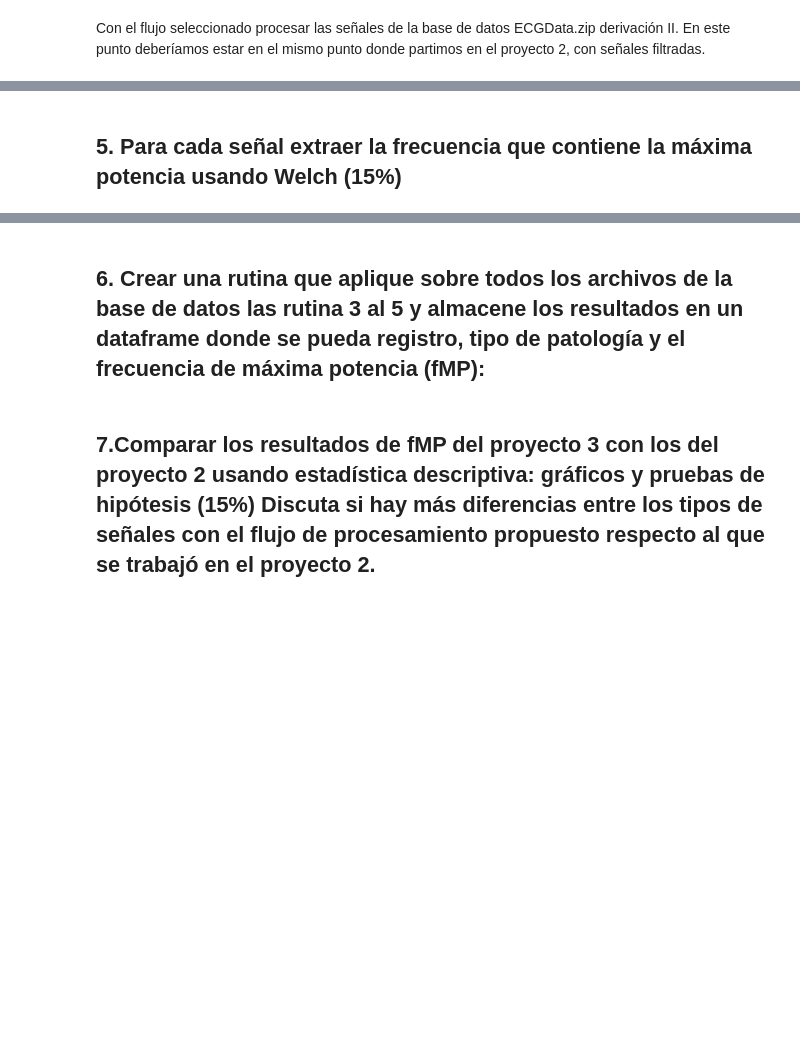
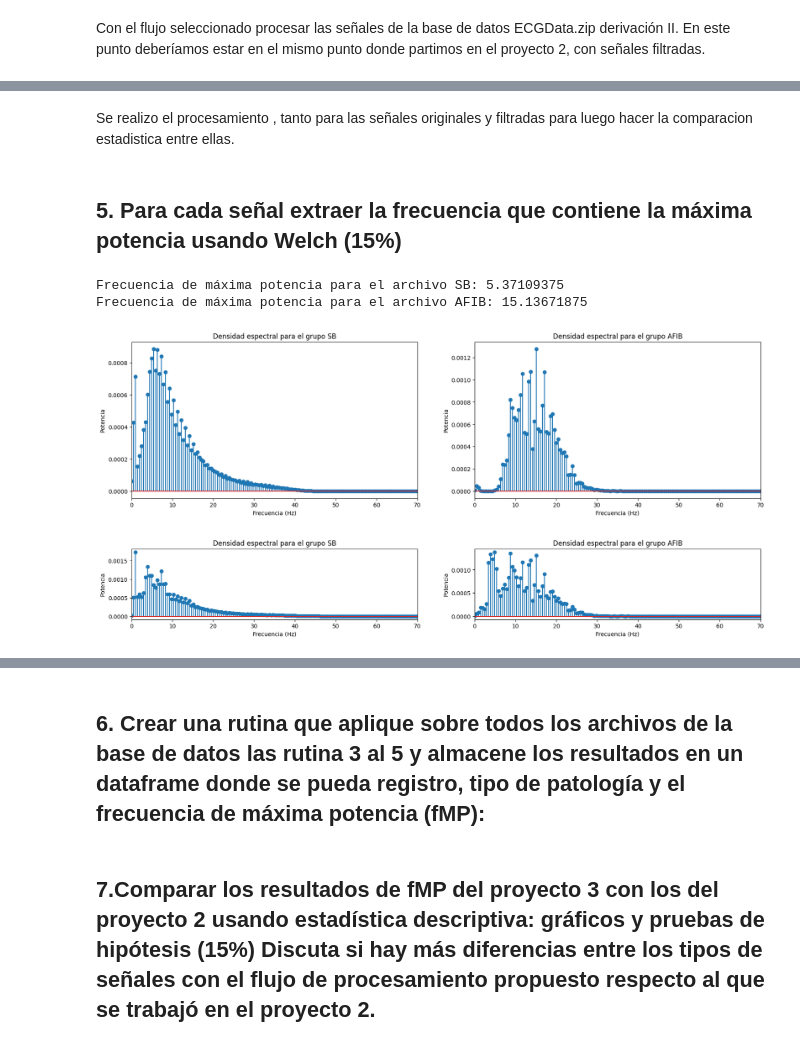
Before and after one commit to juandayo001/Biose-ales_20242, a Jupyter notebook: PROYECTO3.ipynb, the cells around one changed output, grey strips where cells are left out. Cells and saved outputs as stored; diff of their text form; code cells hidden in the pictures; blank space fills up the shorter version.

```diff
--- a/PROYECTO3.ipynb
+++ b/PROYECTO3.ipynb
@@ -487,2 +617,4 @@ Describir los resultados obtenidos y decidir si el resto del procesamiento se ha
 # %% [markdown]
 Con el flujo seleccionado procesar las señales de la base de datos ECGData.zip derivación II. En este punto deberíamos estar en el mismo punto donde partimos en el proyecto 2, con señales filtradas.
+# %%
+valores_AFIB, valores_SB = leer_archivos_ecg(nombres_AFIB, nombres_SB, ruta_carpeta_csv)
@@ -490,0 +640,9 @@ A las señales filtradas con el flujo seleccionado aplicar el procesamiento de n
+# %%
+def compress(señal):
+  señal = np.array(señal)
+  señal1 = señal- np.mean(señal)
+  x_min = np.min(señal1 )
+  x_max = np.max(señal1 )
+  señal_n= (señal1  - x_min) / (x_max - x_min)
+
+  return señal_n
@@ -491,2 +680,69 @@ A las señales filtradas con el flujo seleccionado aplicar el procesamiento de n
+# %% [markdown]
+Se realizo el procesamiento , tanto para las señales originales y filtradas para luego hacer la comparacion estadistica entre ellas.
 # %% [markdown]
 ## 5. Para cada señal extraer la frecuencia que contiene la máxima potencia usando Welch (15%)
+# %%
+def espectro_potencia_welch(signal, fs, window, nperseg, noverlap):
+    f, power = welch(signal, fs, window=window, nperseg=nperseg, noverlap=noverlap)
+    idx_max = np.argmax(power)
+    # Se obtiene la frecuencia de máxima potencia
+    frecuencia_maxima_potencia = f[idx_max]
+    return f, power , frecuencia_maxima_potencia
+# %%
+
+data_AFIB = valores_AFIB_procesado["MUSE_20180111_155154_74000"]
+data_SB = valores_SB_procesado["MUSE_20180111_155758_17000"]
+data_AFIB_original = Valores_AFID_Originales_procesados["MUSE_20180111_155154_74000"]
+data_SB_original = Valores_SB_Originales_procesados["MUSE_20180111_155758_17000"]
+
+fs=500
+nperseg = 1024 # Ancho de la ventana, nperseg no debe ser mayor que la longitud de la señal
+noverlap = int(nperseg / 2)  # Solapamiento de las ventanas del 50%
+ventana = np.hamming(nperseg)  # Ventana Hamming
+# Calcular el periodograma de Welch
+f_AFIB, power_AFIB, frec_max_AFIB = espectro_potencia_welch(data_AFIB, fs, window=ventana, nperseg=nperseg, noverlap=noverlap)
+f_SB, power_SB, frec_max_SB = espectro_potencia_welch(data_SB, fs, window=ventana, nperseg=nperseg, noverlap=noverlap)
+
+
+f_AFIB_o, power_AFIB_o, frec_max_AFIB_original = espectro_potencia_welch(data_AFIB_original, fs, window=ventana, nperseg=nperseg, noverlap=noverlap)
+f_SB_o, power_SB_o, frec_max_SB_original = espectro_potencia_welch(data_SB_original, fs, window=ventana, nperseg=nperseg, noverlap=noverlap)
+
+# Se grafica frecuencia vs potencia
+plt.figure(figsize=(20,5))
+plt.subplot(1,2,1)
+plt.stem(f_SB, power_SB)
+plt.ylabel('Potencia')
+plt.xlabel('Frecuencia (Hz)')
+plt.xlim(0, 70)
+plt.title("Densidad espectral para el grupo SB")
+
+plt.subplot(1,2,2)
+plt.stem(f_AFIB, power_AFIB)
+plt.ylabel('Potencia')
+plt.xlabel('Frecuencia (Hz)')
+plt.xlim(0, 70)
+plt.title("Densidad espectral para el grupo AFIB")
+
+plt.figure(figsize=(20,5))
+plt.subplot(2,2,1)
+plt.stem(f_SB_o, power_SB_o)
+plt.ylabel('Potencia')
+plt.xlabel('Frecuencia (Hz)')
+plt.xlim(0, 70)
+plt.title("Densidad espectral para el grupo SB")
+
+plt.subplot(2,2,2)
+plt.stem(f_AFIB_o, power_AFIB_o)
+plt.ylabel('Potencia')
+plt.xlabel('Frecuencia (Hz)')
+plt.xlim(0, 70)
+plt.title("Densidad espectral para el grupo AFIB")
+
+
+print(f"Frecuencia de máxima potencia para el archivo SB: {frec_max_SB}")
+print(f"Frecuencia de máxima potencia para el archivo AFIB: {frec_max_AFIB}")
+# %% [output]
+Frecuencia de máxima potencia para el archivo SB: 5.37109375
+Frecuencia de máxima potencia para el archivo AFIB: 15.13671875
+[figure, added]
+[figure, added]
```
Also changed, not shown: parts of 17 cells of this notebook.
